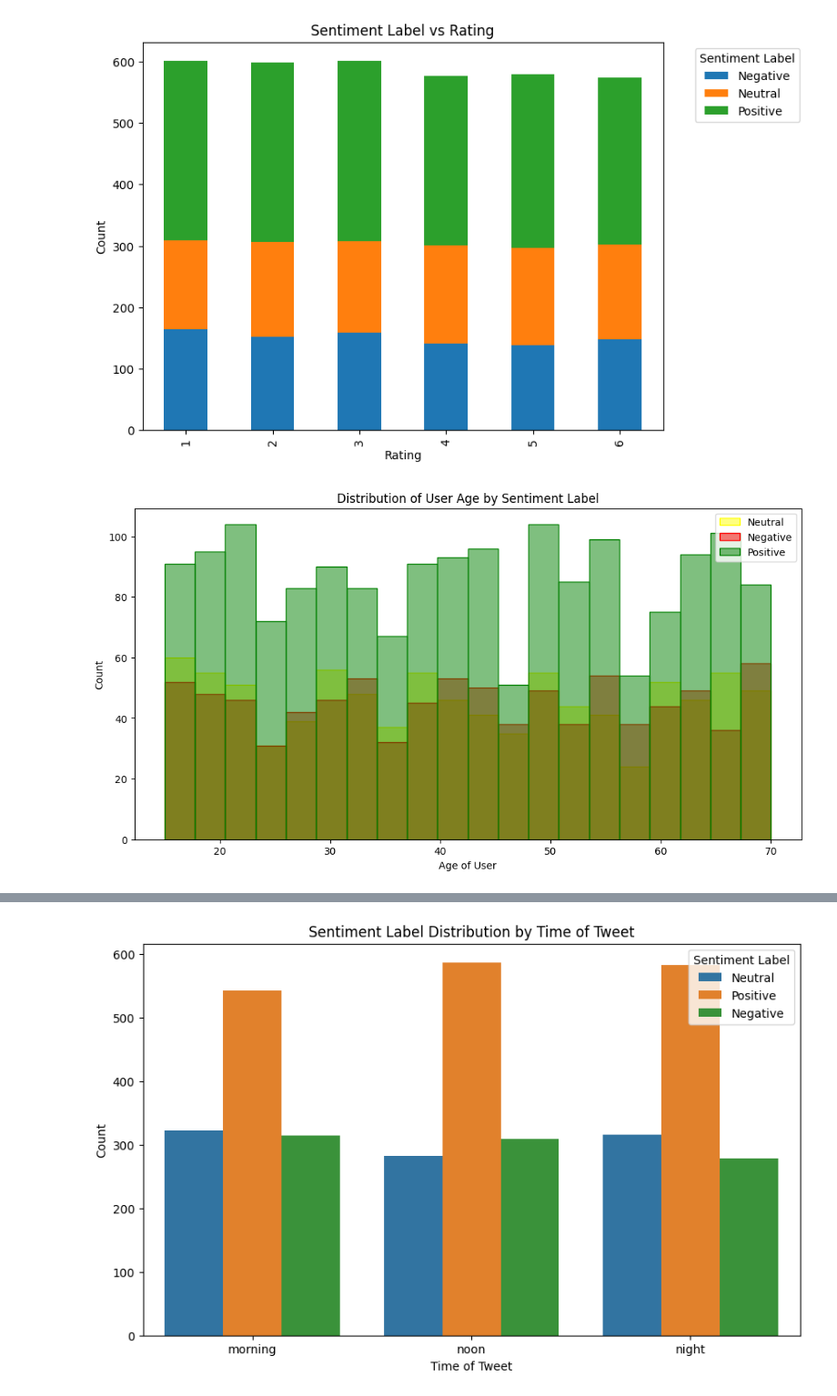
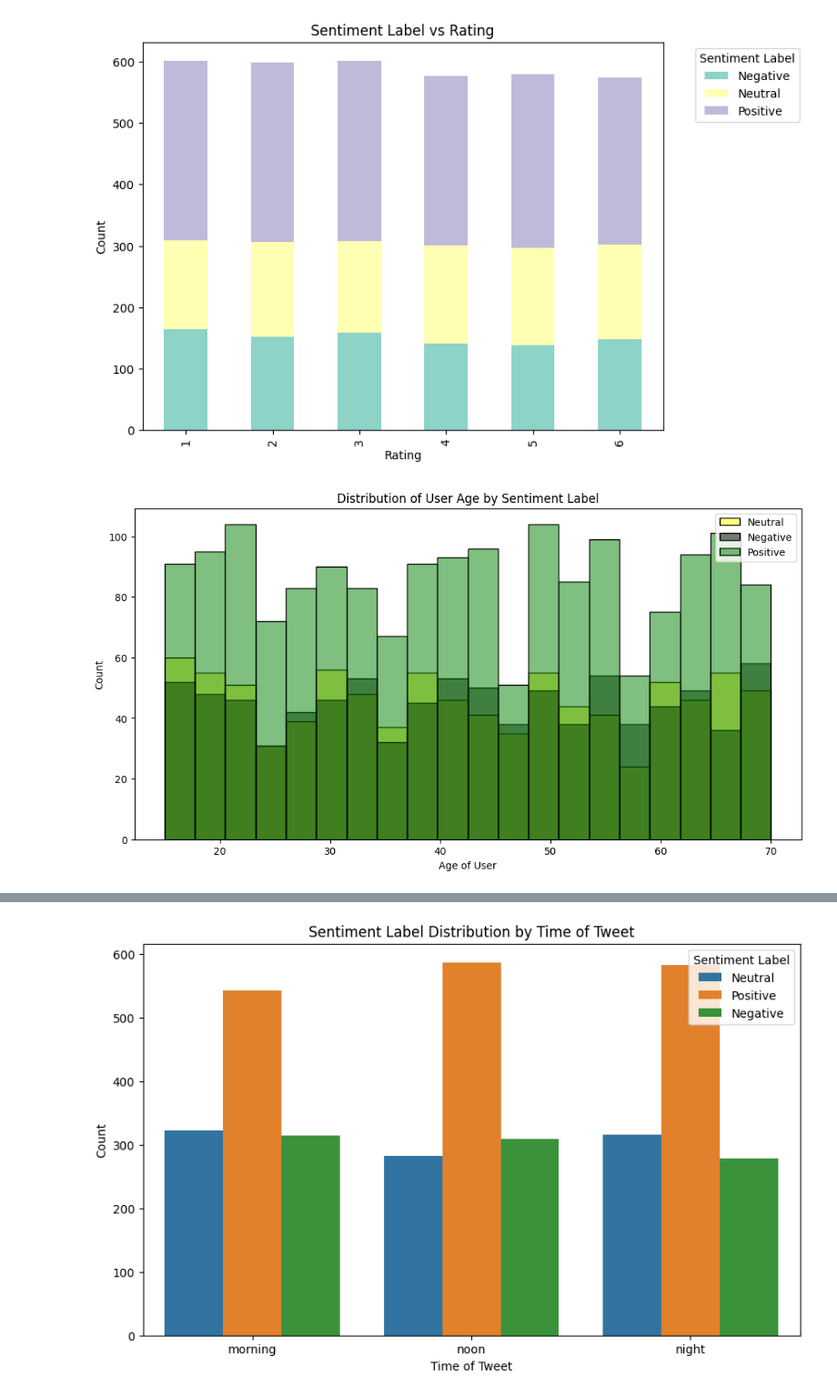
Before and after one commit to IonutCiprian/BDA, a Jupyter notebook: Twitter_Sentiment_Analysis_using_Python_in_Google_Colab.ipynb, the cells around one changed output, grey strips where cells are left out. Shown at 91% size. Cells and saved outputs as stored; diff of their text form; code cells hidden in the pictures.

```diff
--- a/Twitter_Sentiment_Analysis_using_Python_in_Google_Colab.ipynb
+++ b/Twitter_Sentiment_Analysis_using_Python_in_Google_Colab.ipynb
@@ -99,0 +250,29 @@ files.download('Sentiment Analysis Dataset_exported.csv')
+# %%
+from collections import Counter
+import pandas as pd
+import matplotlib.pyplot as plt
+import nltk
+from nltk.corpus import stopwords
+from nltk.tokenize import word_tokenize
+
+# Descarcă stop-words și tokenizatorul
+nltk.download('stopwords')
+nltk.download('punkt')
+
+# Obține stop-words pentru limba engleză
+stop_words = set(stopwords.words('english'))
+
+# Creează o nouă coloană 'temp_list' în DataFrame-ul df, care conține liste de cuvinte pentru fiecare rând din 'text'
+df['temp_list'] = df['text'].apply(lambda x: word_tokenize(str(x)))
+
+# Elimină stop-words și cuvintele scurte din 'temp_list'
+df['temp_list'] = df['temp_list'].apply(lambda x: [word.lower() for word in x if word.isalpha() and word.lower() not in stop_words and len(word) > 1])
+
+# Calculează frecvența cuvintelor în 'temp_list'
+top_words = Counter([item for sublist in df['temp_list'] for item in sublist])
+
+# Creează un DataFrame cu cele mai comune 20 de cuvinte
+temp = pd.DataFrame(top_words.most_common(20), columns=['Common_words', 'count'])
+
+# Afișează DataFrame-ul cu un gradient de culoare în stilul Blues
+temp.style.background_gradient(cmap='Blues')
@@ -147,15 +531,12 @@ plt.show()
 # %%
-# Asigură-te că ai importat librăriile necesare și ai definit DataFrame-ul și coloanele corect
-import matplotlib.pyplot as plt
-import pandas as pd
-import numpy as np
-
-
 # Creează un tabel de frecvență pentru rating și etichetele de sentiment
 table = pd.crosstab(df['rating'], df['Sentiment Label'])
 
-# Plotează un grafic de bare apilat
-table.plot(kind='bar', stacked=True, figsize=(8, 6))
+# Alege o paletă de culori
+colors = plt.cm.Set3(np.arange(len(df['Sentiment Label'].unique())))
+
+# Plotează un grafic de bare apilat cu culori diferite
+table.plot(kind='bar', stacked=True, figsize=(8, 6), color=colors)
 
 plt.title('Sentiment Label vs Rating')
 plt.xlabel('Rating')
@@ -163,24 +544,24 @@ plt.ylabel('Count')
 plt.legend(title='Sentiment Label', bbox_to_anchor=(1.05, 1), loc='upper left')
 plt.show()
 # %% [output]
-[figure, old version]
+[figure, new version]
 # %%
-import matplotlib.pyplot as plt
-import seaborn as sns
-
 # Asigură-te că ai importat librăriile necesare și ai definit DataFrame-ul și coloanele corect
 
-# Plotează distribuția vârstelor pentru fiecare categorie de sentiment
+# Definește culorile pentru fiecare categorie de sentiment
+colors = {'Neutral': 'yellow', 'Negative': 'black', 'Positive': 'green'}
+
+# Plotează distribuția vârstelor pentru fiecare categorie de sentiment cu culori distincte
 plt.figure(figsize=(12, 6))
-sns.histplot(x='Age of User', data=df[df['Sentiment Label'] == 'Neutral'], bins=20, color='yellow', edgecolor='yellow', label='Neutral', alpha=0.5)
-sns.histplot(x='Age of User', data=df[df['Sentiment Label'] == 'Negative'], bins=20, color='red', edgecolor='red', label='Negative', alpha=0.5)
-sns.histplot(x='Age of User', data=df[df['Sentiment Label'] == 'Positive'], bins=20, color='green', edgecolor='green', label='Positive', alpha=0.5)
+sns.histplot(x='Age of User', data=df[df['Sentiment Label'] == 'Neutral'], bins=20, color=colors['Neutral'], label='Neutral', alpha=0.5)
+sns.histplot(x='Age of User', data=df[df['Sentiment Label'] == 'Negative'], bins=20, color=colors['Negative'], label='Negative', alpha=0.5)
+sns.histplot(x='Age of User', data=df[df['Sentiment Label'] == 'Positive'], bins=20, color=colors['Positive'], label='Positive', alpha=0.5)
 
 plt.title('Distribution of User Age by Sentiment Label')
 plt.xlabel('Age of User')
 plt.ylabel('Count')
 plt.legend()
 plt.show()
 # %% [output]
-[figure, old version]
+[figure, new version]
 # %%
```
Also changed, not shown: parts of 29 cells of this notebook.
